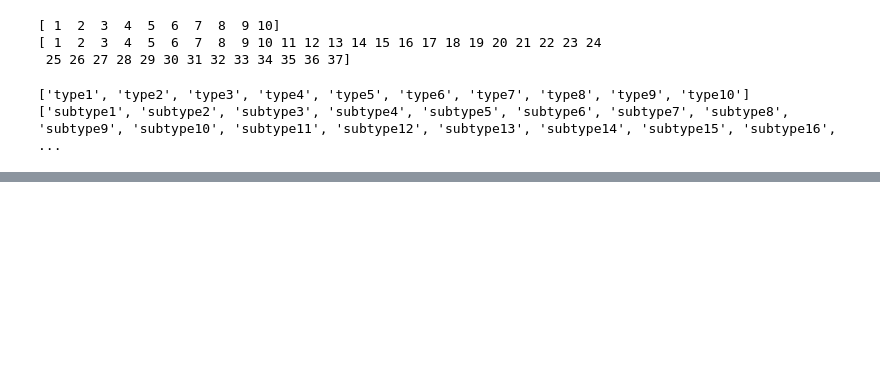
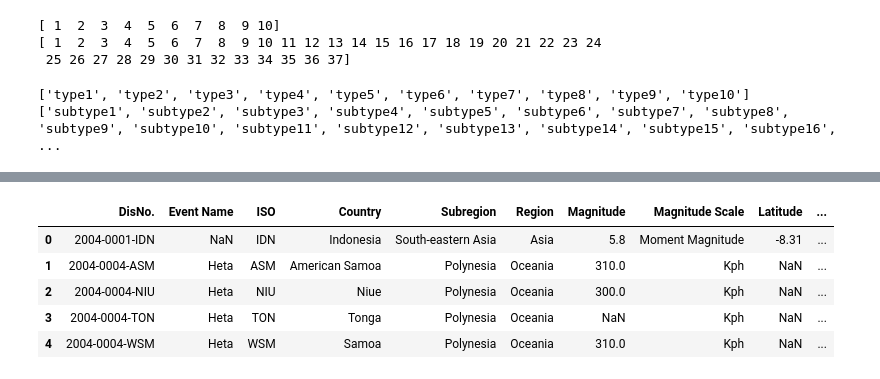
Before and after one commit to Csaldivar23/Project_3, a Jupyter notebook: natural_disaster_ETL.ipynb, the cells around one changed output, grey strips where cells are left out. Cells and saved outputs as stored; diff of their text form; code cells hidden in the pictures; blank space fills up the shorter version.

```diff
--- a/natural_disaster_ETL.ipynb
+++ b/natural_disaster_ETL.ipynb
@@ -152,3 +153,7 @@ disaster_subtype_df
 disaster_type_df.to_csv("Resources/category.csv", index=False)
 
 disaster_subtype_df.to_csv("Resources/subcategory.csv", index=False)
+# %%
+# Copy of natural_disaster_df
+new_natural_disaster_df = natural_disaster_df.copy()
+new_natural_disaster_df.head(5)
@@ -154,0 +167,6 @@ disaster_subtype_df.to_csv("Resources/subcategory.csv", index=False)
+# %%
+#Merge tables
+first_natural_disaster_df = new_natural_disaster_df.merge(disaster_type_df, on = 'Disaster Type', how = 'left')
+natural_disaster_merged_df = first_natural_disaster_df.merge(disaster_subtype_df, on = 'Disaster Subtype', how = 'left')
+
+natural_disaster_merged_df.head(5)
@@ -154,0 +268,5 @@ disaster_subtype_df.to_csv("Resources/subcategory.csv", index=False)
+# %%
+#Copy DataFrame
+main_natural_disaster_df = natural_disaster_merged_df.copy()
+
+main_natural_disaster_df.head(5)
@@ -154,0 +280,18 @@ disaster_subtype_df.to_csv("Resources/subcategory.csv", index=False)
+# %%
+#Drop columns
+drop_columns_disaster_df = main_natural_disaster_df.drop(columns=["Disaster Type", "Disaster Subtype", "Total Deaths",
+                                                                          "No. Injured","No. Affected","No. Homeless", "Total Affected",
+                                                                          "OFDA/BHA Response", "Appeal", "Declaration", "AID Contribution ('000 US$)",
+                                                                          "Reconstruction Costs ('000 US$)", "Reconstruction Costs, Adjusted ('000 US$)",
+                                                                          "Insured Damage ('000 US$)", "Insured Damage, Adjusted ('000 US$)",
+                                                                          "Total Damage ('000 US$)","Total Damage, Adjusted ('000 US$)","CPI"
+                                                                  ])
+
+drop_columns_disaster_df.head(5)
+# %% [output]
+|  | DisNo. | Event Name | ISO | Country | Subregion | Region | Magnitude | Magnitude Scale | Latitude | ... |
+| 0 | 2004-0001-IDN | NaN | IDN | Indonesia | South-eastern Asia | Asia | 5.8 | Moment Magnitude | -8.31 | ... |
+| 1 | 2004-0004-ASM | Heta | ASM | American Samoa | Polynesia | Oceania | 310.0 | Kph | NaN | ... |
+| 2 | 2004-0004-NIU | Heta | NIU | Niue | Polynesia | Oceania | 300.0 | Kph | NaN | ... |
+| 3 | 2004-0004-TON | Heta | TON | Tonga | Polynesia | Oceania | NaN | Kph | NaN | ... |
+| 4 | 2004-0004-WSM | Heta | WSM | Samoa | Polynesia | Oceania | 310.0 | Kph | NaN | ... |
```
Also changed, not shown: parts of 14 cells of this notebook, 5 other files.
